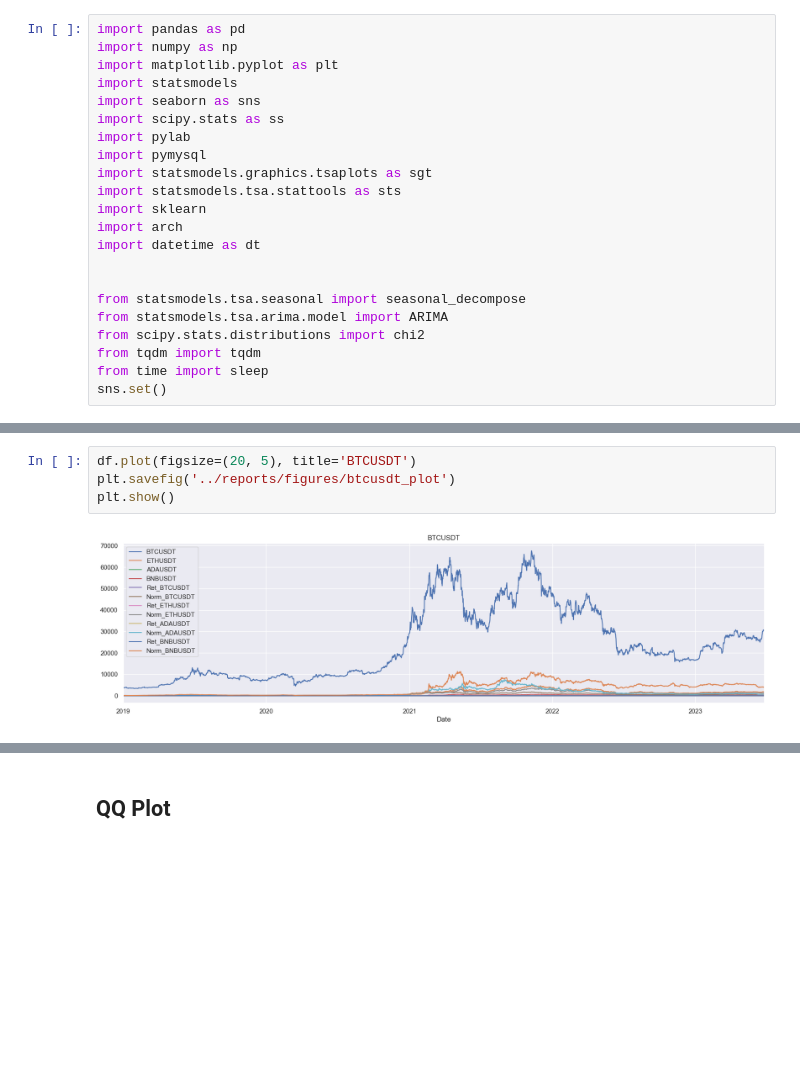
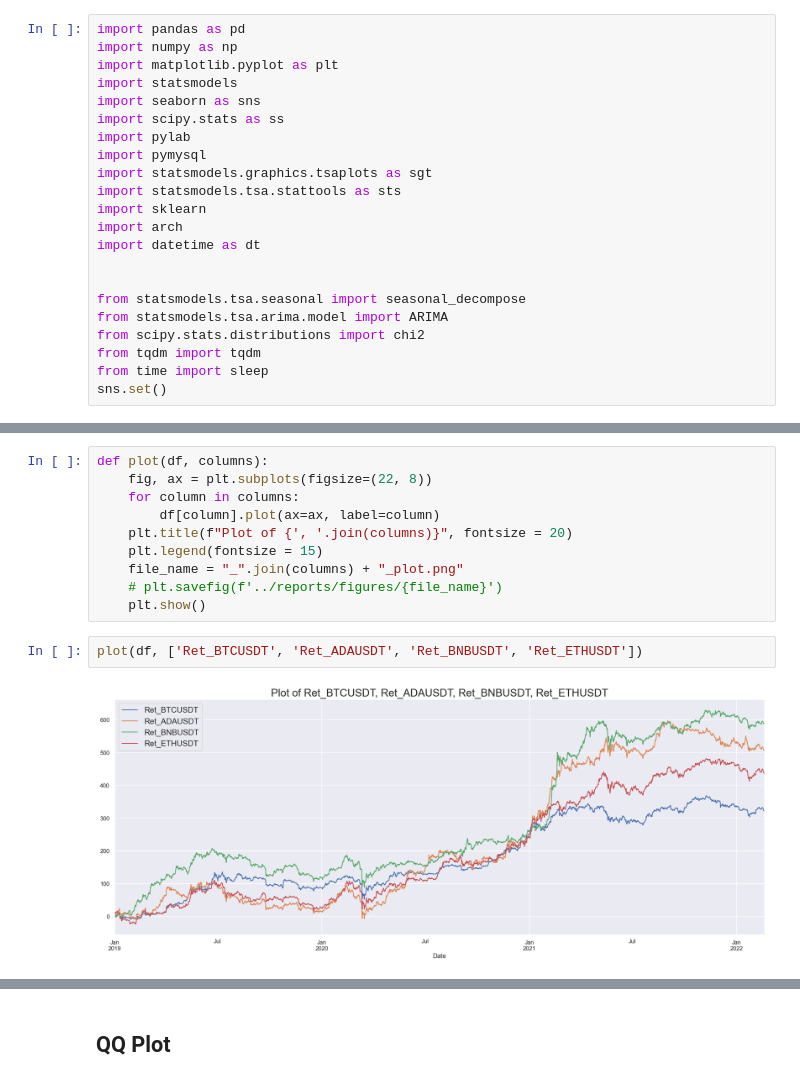
Before and after one commit to kings-data-quest/Crypto_time_series_analysis, a Jupyter notebook: notebooks/2.0-prof-initial_data_exploration.ipynb, the cells around one changed output, grey strips where cells are left out. Cells and saved outputs as stored; diff of their text form; blank space fills up the shorter version.

```diff
--- a/notebooks/2.0-prof-initial_data_exploration.ipynb
+++ b/notebooks/2.0-prof-initial_data_exploration.ipynb
@@ -68,7 +92,15 @@ Close    0
 dtype: int64
-# %%
-df.plot(figsize=(20, 5), title='BTCUSDT')
-plt.savefig('../reports/figures/btcusdt_plot')
-plt.show()
-# %% [output]
-[figure, removed]
+# %%
+def plot(df, columns):
+    fig, ax = plt.subplots(figsize=(22, 8))
+    for column in columns:
+        df[column].plot(ax=ax, label=column)
+    plt.title(f"Plot of {', '.join(columns)}", fontsize = 20)
+    plt.legend(fontsize = 15)
+    file_name = "_".join(columns) + "_plot.png"
+    # plt.savefig(f'../reports/figures/{file_name}')
+    plt.show()
+# %%
+plot(df, ['Ret_BTCUSDT', 'Ret_ADAUSDT', 'Ret_BNBUSDT', 'Ret_ETHUSDT'])
+# %% [output]
+[figure, added]
```
Also changed, not shown: parts of 18 cells of this notebook, 13 other files.
